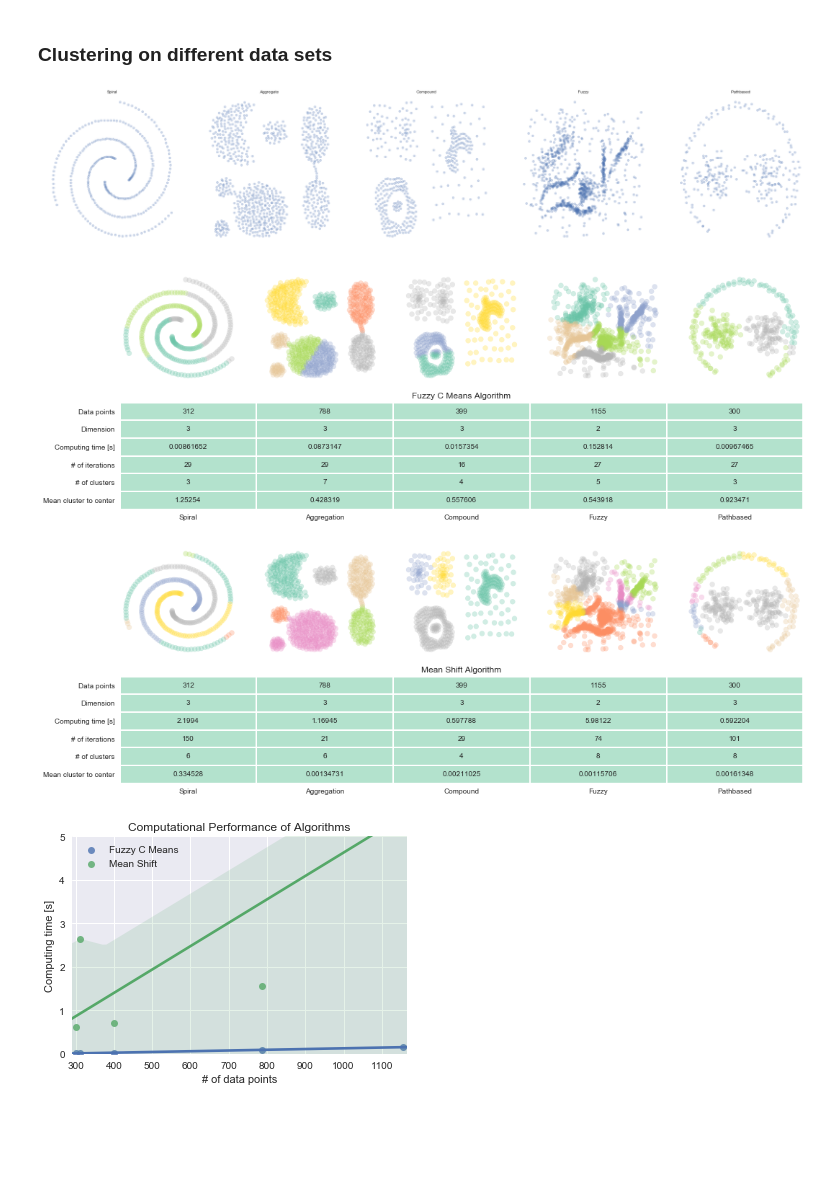
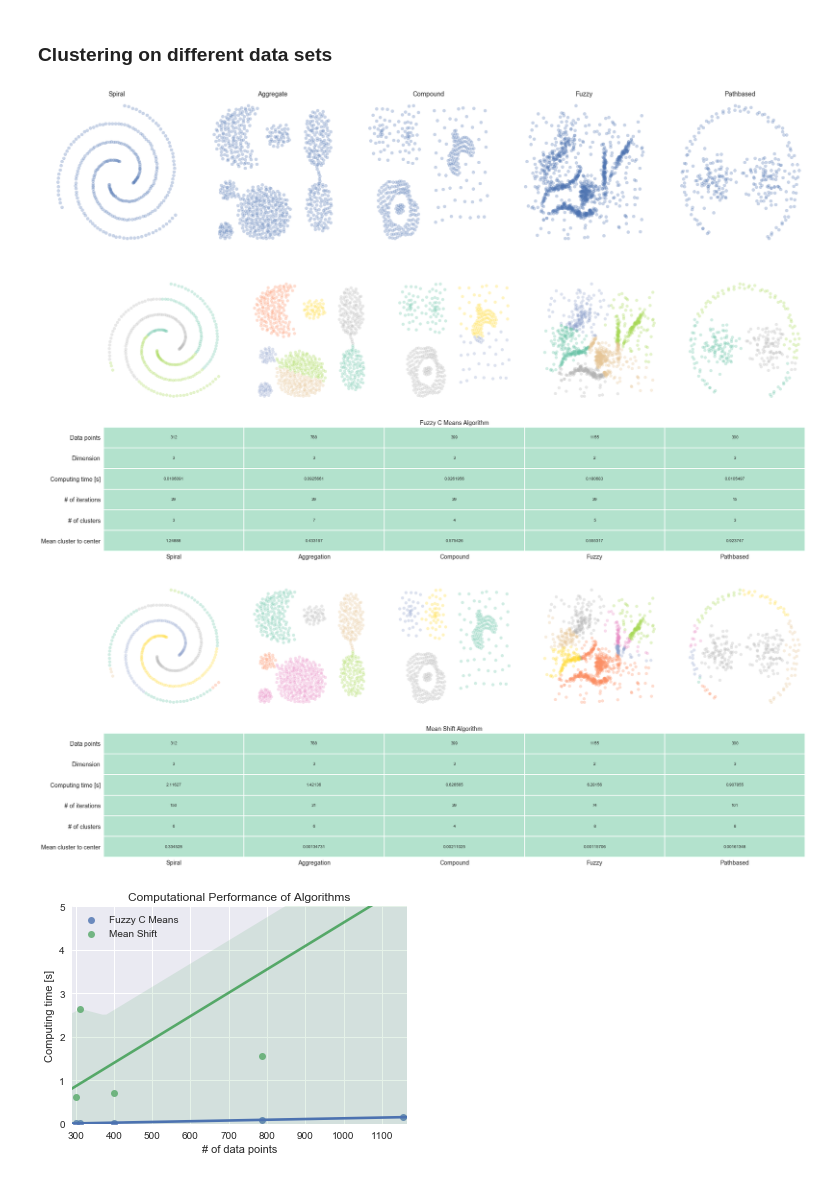
Before and after one commit to clustertoolsgroup/clustertools_project, a Jupyter notebook: presentation.ipynb, the cells around one changed output. Saved outputs shown, nothing was run; the diff lists cells and outputs as text; code cells hidden in the pictures; blank space fills up the shorter version.

Commit message:
updated figure sizes
still unhappy with font sizes

```diff
--- a/presentation.ipynb
+++ b/presentation.ipynb
@@ -114,7 +114,7 @@ def format_subplots(size):
     column_labels=['Spiral','Aggregation','Compound', 'Fuzzy', 'Pathbased']
     return ax, row_labels, column_labels
 # %%
-f, axarr = plt.subplots(1,5, figsize=(40,8))
+f, axarr = plt.subplots(1,5, figsize=(30,6))
 
 spiral=load_spiral_data(scale = 'True')
 aggr=load_aggregation_data(scale = 'True')
@@ -135,39 +135,39 @@ axarr[3].set_title('Fuzzy')
 axarr[4].set_title('Pathbased')
 plt.show()
 # %% [output]
-[figure, old version]
+[figure, new version]
 # %%
-ax, row_labels, column_labels = format_subplots((17,6))
+ax, row_labels, column_labels = format_subplots((30,12))
 
 dataset = [spiral, aggr, compound, fuzzy, pathbased]
 clusternumber= [3,7,4,5,3]
 results = np.zeros((2,6,5))
 ax[0].axis('off')
 for i in range(5):
     results[0, 0,i] = int(np.size(dataset[i],0))
     results[0, 1,i] = int(np.size(dataset[i],1))
     data = dataset[i]
     c=clusternumber[i]
     results[0, 4,i] = c
     f = FuzzyCMeans(data,c, verbose = False )
     f.fit()
     labels = f._cluster_labels
     results[0, 5,i] = np.mean(f._cluster_dist)
     results[0, 2,i] = f._time
     results[0, 3,i] = f._iter
     ax[i].scatter(data[:,0],data[:,1],alpha=.3, c = labels, cmap='Set2')
     ax[i].axis('off')
 
 
 df = pd.DataFrame(results[0,:,:], row_labels, column_labels)
 ax6 = sns.heatmap(df,vmin=0, vmax=10000, annot=True,cbar = False, fmt="g", linewidths=1, cmap="Pastel2")
 
 plt.title('Fuzzy C Means Algorithm')
 plt.show()
 # %% [output]
-[figure, old version]
+[figure, new version]
 # %%
-ax, row_labels, column_labels = format_subplots((17,6))
+ax, row_labels, column_labels = format_subplots((30,12))
 
 dataset = [spiral, aggr, compound, fuzzy, pathbased]
 
@@ -192,7 +192,7 @@ ax6 = sns.heatmap(df,vmin=0, vmax=10000, annot=True,cbar = False, fmt="g", linew
 plt.title('Mean Shift Algorithm')
 plt.show()
 # %% [output]
-[figure, old version]
+[figure, new version]
 # %%
 #not good because data has different dimensions, d=2 and 3
 ax = sns.regplot(x=results[0,0,:], y=results[0,2,:],  label='Fuzzy C Means')
```
Also changed, not shown: parts of 5 cells of this notebook.
